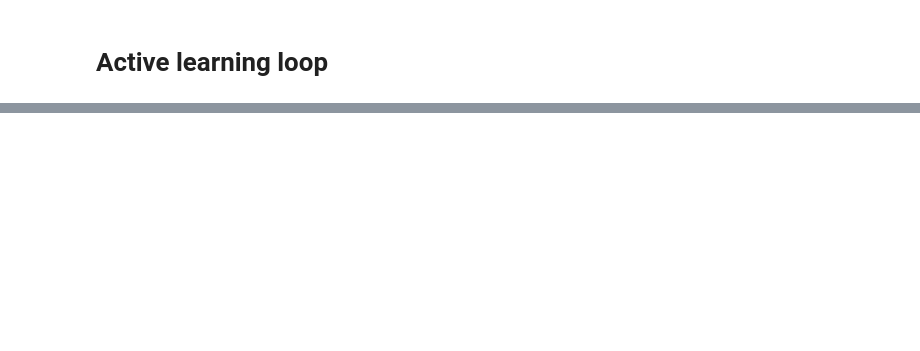
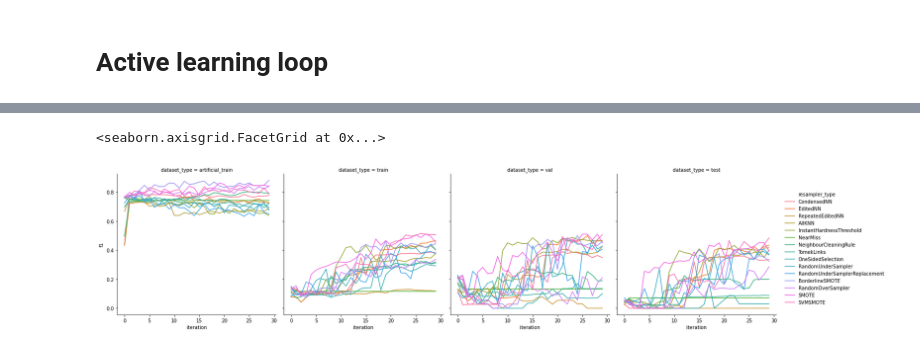
Before and after one commit to tsabata/active_anomaly_detection, a Jupyter notebook: active_ad.ipynb, the cells around one changed output, grey strips where cells are left out. Drawn from its saved outputs; the diff is of its cells as text; code cells hidden in the pictures; blank space fills up the shorter version.

Commit message:
Initial results

```diff
--- a/active_ad.ipynb
+++ b/active_ad.ipynb
@@ -526,0 +511,39 @@ dtype: int64
+# %%
+artificial_train_dataset_X_numpy = artificial_train_dataset_X_numpy_backup.copy()
+artificial_train_dataset_y = artificial_train_dataset_y_backup.copy()
+AL_BATCH_SIZE = 10
+iterations = 30
+# %%
+results_imbalanced = pd.DataFrame()
+for resampler_type, resampler in resamplers:
+    for model_type, model in classical_models:
+        print(f'Resampler: {resampler_type}, model type: {model_type}')
+        artificial_train_dataset_X_numpy = artificial_train_dataset_X_numpy_backup.copy()
+        artificial_train_dataset_y = artificial_train_dataset_y_backup.copy()
+        X, y = resampler.fit_resample(artificial_train_dataset_X_numpy, artificial_train_dataset_y)
+        model.fit(X, y)
+        res = evaluate_all(model, artificial_train_dataset_X_numpy, artificial_train_dataset_y,
+                           train_dataset_np, train_y, val_dataset_np, val_y,
+                           test_dataset_np, test_y)
+        res['model_type'] = model_type
+        res['resampler_type'] = resampler_type
+        results_imbalanced = results_imbalanced.append(res)
+        for iteration in range(1, iterations):
+            scores = model.predict_proba(train_dataset_np)
+            indices = np.argsort(np.abs(scores[:,0] - scores[:, 1]))
+            to_query = indices[:AL_BATCH_SIZE]
+            new_X = train_dataset_np[to_query]
+            new_y = np.array(train_y)[to_query]
+
+            artificial_train_dataset_X_numpy = np.vstack([artificial_train_dataset_X_numpy, new_X])
+            artificial_train_dataset_y = np.hstack([artificial_train_dataset_y, new_y])
+            X, y = resampler.fit_resample(artificial_train_dataset_X_numpy, artificial_train_dataset_y)
+            model.fit(X, y)
+            res = evaluate_all(model, artificial_train_dataset_X_numpy, artificial_train_dataset_y,
+                               train_dataset_np, train_y, val_dataset_np, val_y,
+                               test_dataset_np, test_y,
+                               iteration
+                    )
+            res['model_type'] = model_type
+            res['resampler_type'] = resampler_type
+            results_imbalanced = results_imbalanced.append(res)
@@ -526,0 +596,4 @@ dtype: int64
+# %%
+results_imbalanced = results_imbalanced.assign(group=results_imbalanced.model_type+"_"+results_imbalanced.resampler_type)
+# %%
+results_imbalanced = results_imbalanced.assign(f1=2*(results_imbalanced.precision*results_imbalanced.recall)/(results_imbalanced.precision + results_imbalanced.recall)).fillna(0)
@@ -526,0 +611,5 @@ dtype: int64
+# %%
+seaborn.relplot(data= results_imbalanced[results_imbalanced.model_type=='KNN'], x='iteration',y='f1', col='dataset_type', hue='resampler_type', kind='line')
+# %% [output]
+<seaborn.axisgrid.FacetGrid at 0x...>
+[figure, added]
```
Also changed, not shown: parts of 54 cells of this notebook, 2 other files.
